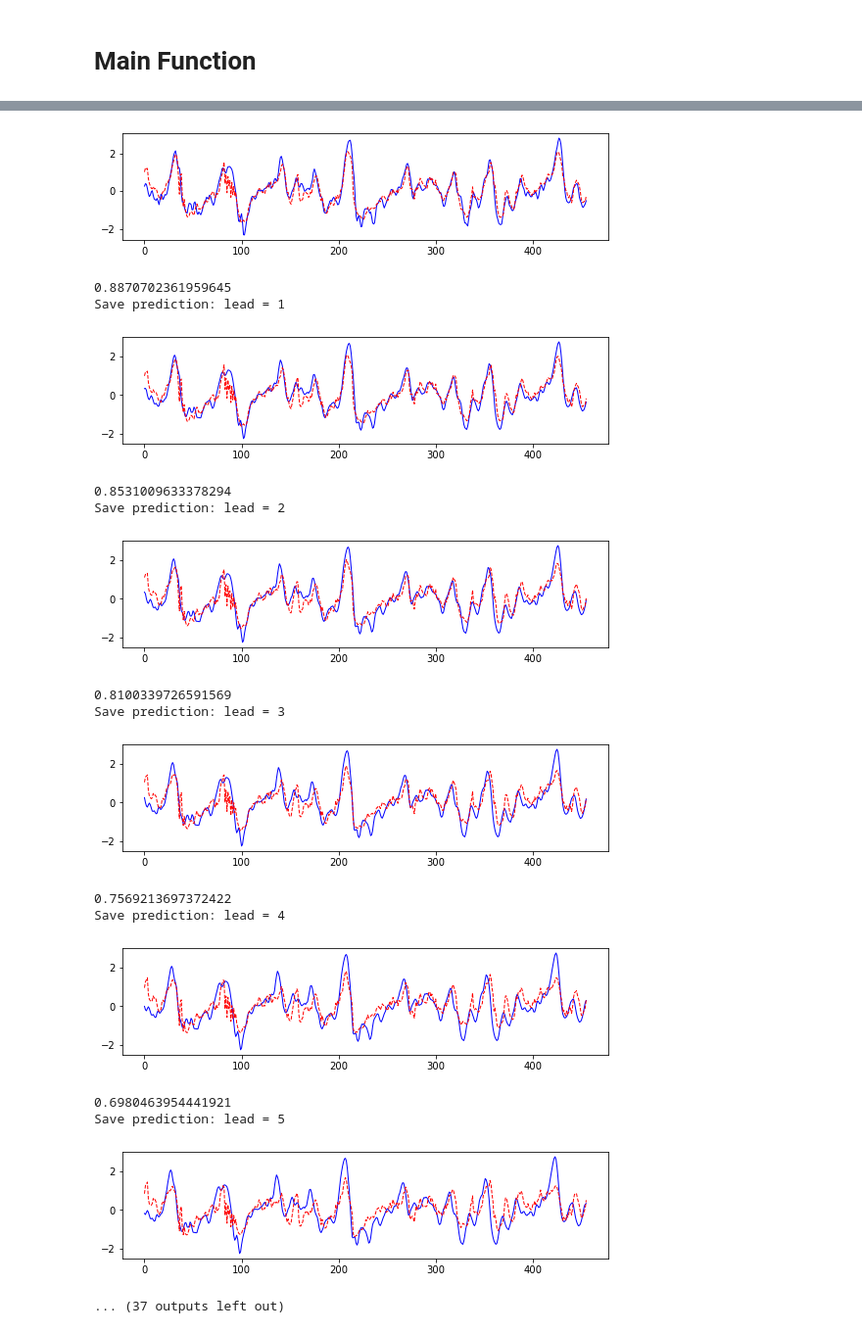
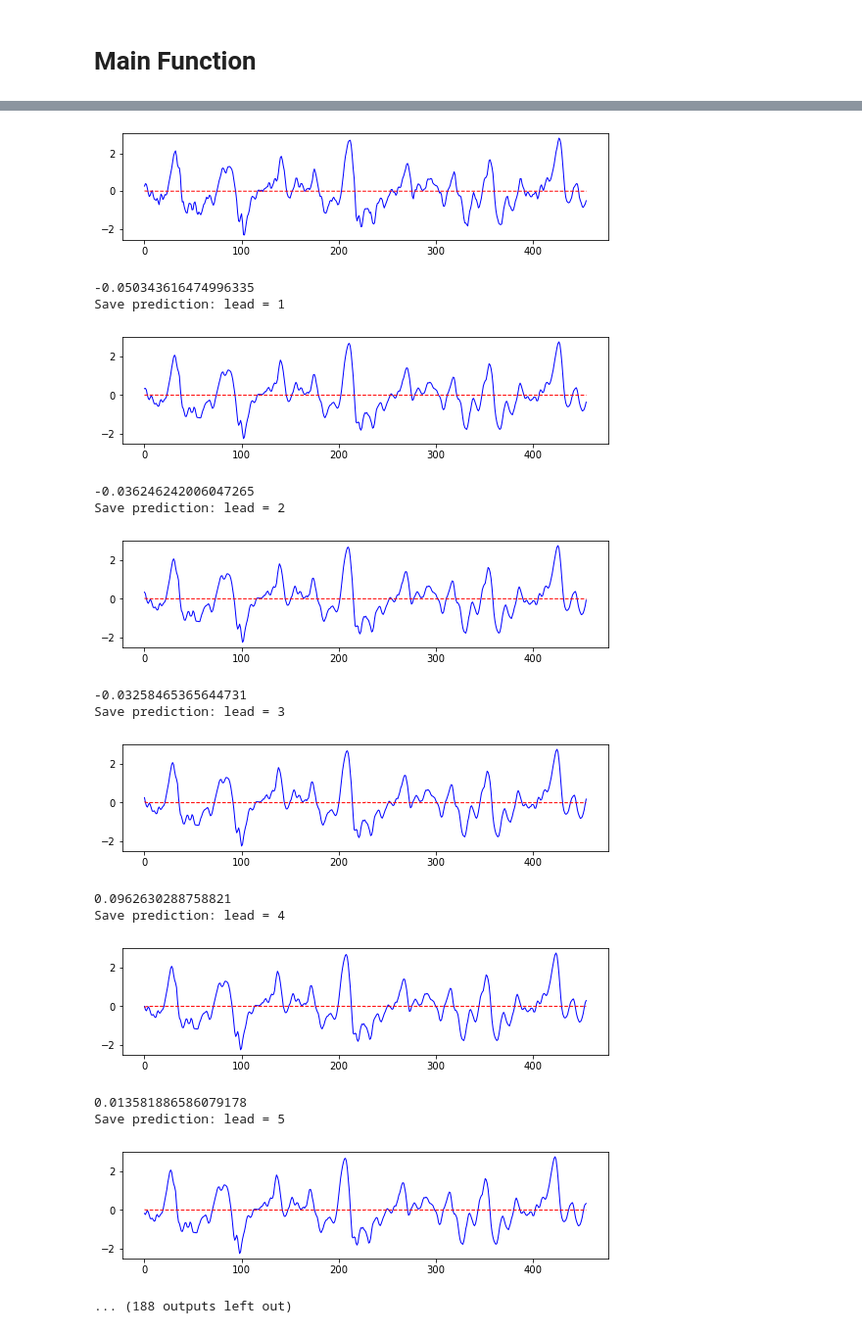
Before and after one commit to YeongDoJung/ENSO, a Jupyter notebook: Test_remove_cc_t2v.ipynb, the cells around one changed output, grey strips where cells are left out. Shown at 98% size. Cells and saved outputs as stored; diff of their text form; code cells hidden in the pictures.

```diff
--- a/Test_remove_cc_t2v.ipynb
+++ b/Test_remove_cc_t2v.ipynb
@@ -38,15 +39,15 @@ if __name__ == "__main__":
     # Arguments
     args = easydict.EasyDict({
         "startLead": 1,
-        "endLead": 2,
+        "endLead": 9,
         "gpu": 0,
-        "input": 3
+        "input": 1
     })
 
     # Directories
     # Dataset for pretrain
-    Folder = "./Train_remove_cc_t2v_3/"
-    dataFolder = "./Dataset/Ham" #"./""./"
+    Folder = "c:/code/ENSO/ENSO_Ham/local/Train_remove_cc_t2v_1"
+    dataFolder = "./local/Dataset/Ham" #"./""./"
 
 #     # Dataset for finetuning
 #     Folder = "./finetuning_3DRFB_Attention_3"
@@ -80,7 +81,7 @@ if __name__ == "__main__":
         print('lead phase : [{}/{}]'.format(lead, args.endLead))
 
         # Dataset for training
-        valset = datasets_general_3D_alllead(SSTFile_val, SSTFile_val_label, lead, sstName='sst', hcName='t300', labelName='pr', noise = False)
+        valset = dataset_times(SSTFile_val, SSTFile_val_label, lead, sstName='sst', hcName='t300', labelName='pr', noise = False)
         batch_size = len(valset) // 1                             # batch size
         reg = lengthscale**2 * (1 - dr) / (2. * batch_size * tau) # L2 regularization weight for Bayesian learning
         testloader = DataLoader(valset, batch_size = batch_size, shuffle=False)
@@ -97,21 +98,23 @@ if __name__ == "__main__":
 
             model = Model_3D(2, noF, num_layer, num_answer, dr, args.input).to(device)
             model = nn.DataParallel(model, device_ids=[0,1])
-            model.load_state_dict(torch.load('{}/train_{}_{}/train_{}_{}.pth'.format(Folder, lead, ens, lead, ens)))
+            model.state_dict(torch.load('{}/train_{}_{}/train_{}_{}.pth'.format(Folder, lead, ens, lead, ens)))
             optimizer = torch.optim.Adam(model.parameters(), lr = learning_rate, weight_decay=regularizer_rate, betas=(0.9, 0.999))
             model.eval()
 
             bayesianIter = 1
 
             with torch.no_grad() :
-                for i, (batch, ansnino, anstype) in enumerate(testloader):
+                for i, (batch, ansnino, anstype, t) in enumerate(testloader):
                     batch = Variable(batch.float().cuda())
                     ansnino = Variable(ansnino.float().cuda())
                     anstype = Variable(anstype.float().cuda())
+                    t = t.unsqueeze(1).float().to(device='cuda')
+
                     idx = batch_size*i
                     uncertaintyarry_nino = np.zeros((bayesianIter, batch_size, 23))
                     for b in range(int(bayesianIter)):
-                        output = model(batch) # inference
+                        output = model(batch, t) # inference
                         prednino = np.squeeze(output[0], axis=2)
                         uncertaintyarry_nino[b, :, :] = prednino.cpu()
 
@@ -145,24 +148,24 @@ if __name__ == "__main__":
             timeValues = np.arange(0, inputTimeSeq)
             plt.plot(timeValues, assemble_real_nino[:, i], marker='', color='blue', linewidth=1, label="Measurement")
             plt.plot(timeValues, assemble_pred_nino[:, i], marker='', color='red', linewidth=1, linestyle='dashed', label="Prediction")
-            plt.savefig(Folder + "/NinoPred_" + str(i).zfill(6) + ".png", orientation='landscape', bbox_inches='tight')
+            plt.savefig(Folder + f"/{ens}_NinoPred_" + str(i).zfill(6) + ".png", orientation='landscape', bbox_inches='tight')
             plt.show()
             plt.close()
 
-        np.savetxt(Folder + '/correlation.csv',corr,delimiter=",")
+        np.savetxt(Folder + f'/{ens}_correlation.csv',corr,delimiter=",")
 
         print('Save classification: lead = {}'.format(i) )
         plt.figure(figsize=(dwidth/dpi, dheight/dpi))
         timeValues = np.arange(0, inputTimeSeq)
         plt.plot(timeValues, assemble_real_type, marker='', color='blue', linewidth=1, label="Measurement")
         plt.plot(timeValues, assemble_pred_type, marker='', color='red', linewidth=1, linestyle='dashed', label="Prediction")
-        plt.savefig(Folder + "/Month_Classification" + ".png", orientation='landscape', bbox_inches='tight')
+        # plt.savefig(Folder + f"/{ens}_Month_Classification" + ".png", orientation='landscape', bbox_inches='tight')
         plt.show()
         plt.close()
         accuracy = np.zeros(1)
         accuracy[0] = accuracy_score(assemble_real_type, assemble_pred_type)
         print('Accuracy = {}'.format(accuracy))
-        np.savetxt(Folder + '/accuracy.csv',accuracy,delimiter=",")
+        # np.savetxt(Folder + '/accuracy.csv',accuracy,delimiter=",")
 
 
         # print(assemble_pred_nino)
@@ -180,18 +182,18 @@ attention module dim = 64, 256, 256
 Save prediction: lead = 0
-[figure, old version]
+[figure, new version]
-0.8870702361959645
+-0.050343616474996335
 Save prediction: lead = 1
-[figure, old version]
+[figure, new version]
-0.8531009633378294
+-0.036246242006047265
 Save prediction: lead = 2
-[figure, old version]
+[figure, new version]
-0.8100339726591569
+-0.03258465365644731
 Save prediction: lead = 3
-[figure, old version]
+[figure, new version]
-0.7569213697372422
+0.0962630288758821
 Save prediction: lead = 4
-[figure, old version]
+[figure, new version]
-0.6980463954441921
+0.013581886586079178
 Save prediction: lead = 5
-[figure, old version]
+[figure, new version]
-... (37 outputs left out)
+... (188 outputs left out)
```
Also changed, not shown: parts of 2 cells of this notebook, 7 other files.
